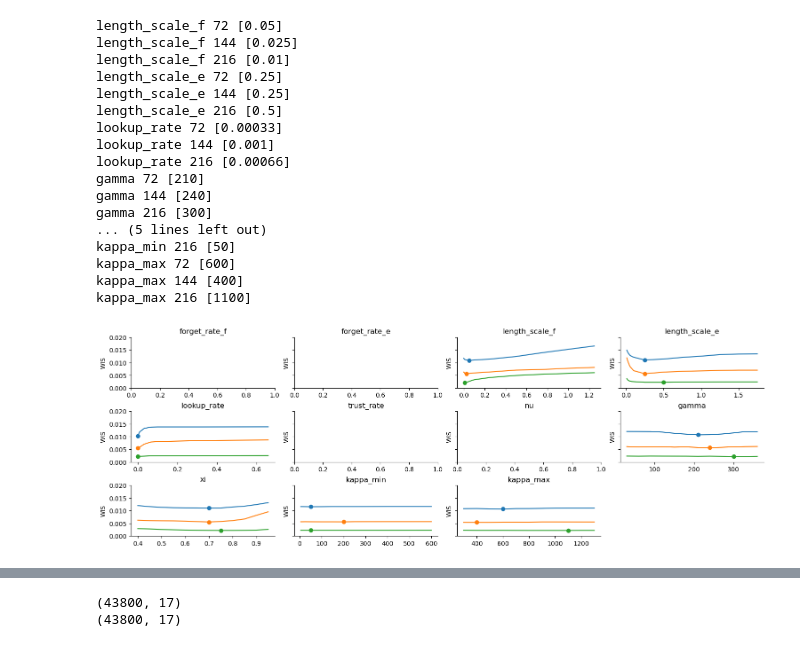
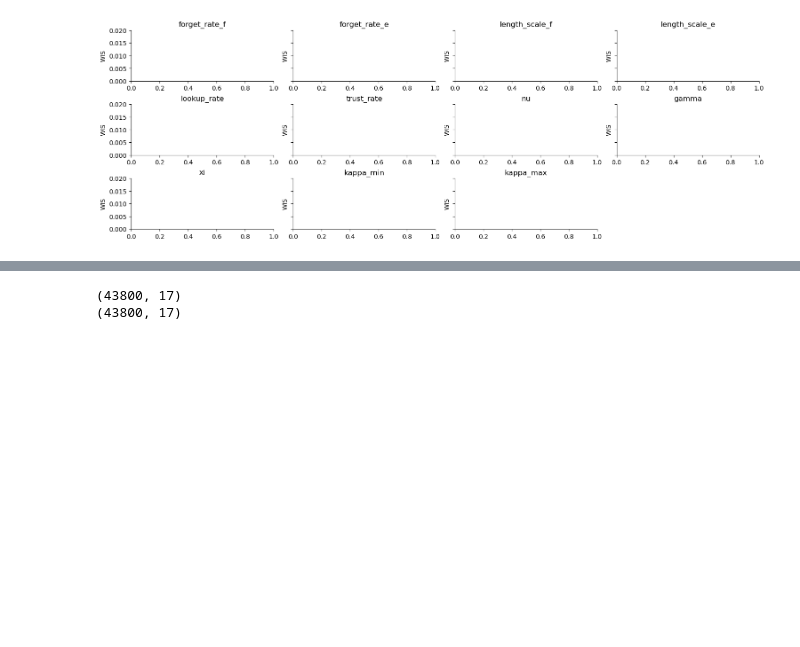
Before and after one commit to gterren/functional_forecast_dynamic_update, a Jupyter notebook: results_analysis.ipynb, the cells around one changed output, grey strips where cells are left out. Cells and saved outputs as stored; diff of their text form; code cells hidden in the pictures; blank space fills up the shorter version.

Commit message:
lastest with good cross-validation results

```diff
--- a/results_analysis.ipynb
+++ b/results_analysis.ipynb
@@ -30,55 +30,37 @@ param_symbols_ = [r'$\varepsilon_f$',
                   r'$\kappa_{\min}$',
                   r'$\kappa_{\max}$']
 # %%
-
 def _plot_parameter_validation(_ax, intervals_, param_name, path_to_data):
     for interval in intervals_:
         try:
-            rs_ = pd.read_csv(path_to_data + f'archive/ffc_validation-WIS-{interval}-{param_name}.csv')
+            rs_ = pd.read_csv(path_to_data + f'archive/ffc_validation-WIS-{param_name}-6.csv')
             rs_ = rs_[[param_name, 'WIS_eCDF']].rename(columns = {'WIS_eCDF': 'score'})
 
             rs_agg_ = rs_.groupby([param_name]).agg('median').reset_index(drop = False)
 
             _ax.plot(rs_agg_[param_name], rs_agg_['score'])
             _ax.scatter(rs_agg_.loc[rs_agg_['score'] == rs_agg_['score'].min(), param_name], rs_agg_['score'].min())
             print(param_name, interval, rs_agg_.loc[rs_agg_['score'] == rs_agg_['score'].min(), param_name].to_numpy())
         except:
             pass
 
 intervals_ = [72, 144, 216]
 
 fig, _ax = plt.subplot_mosaic([["a", "b", "c", "d"],
                                ["e", "f", "g", "h"],
                                ["i", "j", "k", "."]],
                                figsize     = (15, 5),
                                layout      = "constrained",
                                sharey = True,
                                gridspec_kw = dict(width_ratios  = (1, 1, 1, 1)))
 
 for param_name, param_symbol, item in zip(param_names_, param_names_, _ax):
     _ax[item].set_title(param_symbol)
     _plot_parameter_validation(_ax[item], intervals_, param_name, path_to_data)
     _ax[item].set_ylim(0, 0.02)
     _ax[item].spines['top'].set_visible(False)
     _ax[item].spines['right'].set_visible(False)
     _ax[item].set_ylabel('WIS')
 plt.show()
 # %% [output]
-length_scale_f 72 [0.05]
-length_scale_f 144 [0.025]
-length_scale_f 216 [0.01]
-length_scale_e 72 [0.25]
-length_scale_e 144 [0.25]
-length_scale_e 216 [0.5]
-lookup_rate 72 [0.00033]
-lookup_rate 144 [0.001]
-lookup_rate 216 [0.00066]
-gamma 72 [210]
-gamma 144 [240]
-gamma 216 [300]
-... (5 lines left out)
-kappa_min 216 [50]
-kappa_max 72 [600]
-kappa_max 144 [400]
-kappa_max 216 [1100]
-[figure, old version]
+[figure, new version]
```
Also changed, not shown: parts of 2 cells of this notebook, 12 other files.
